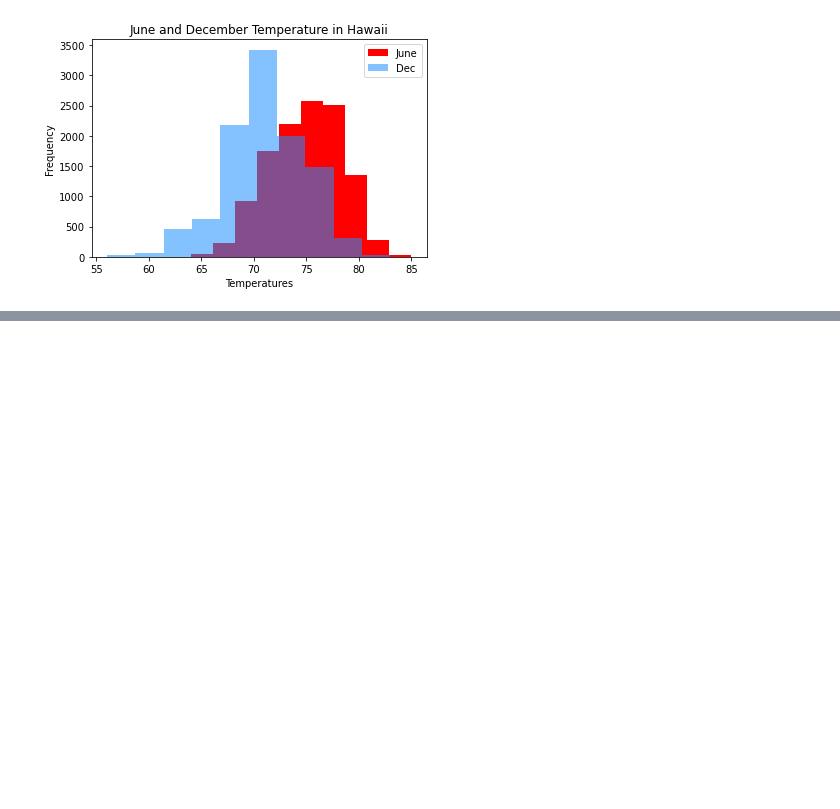
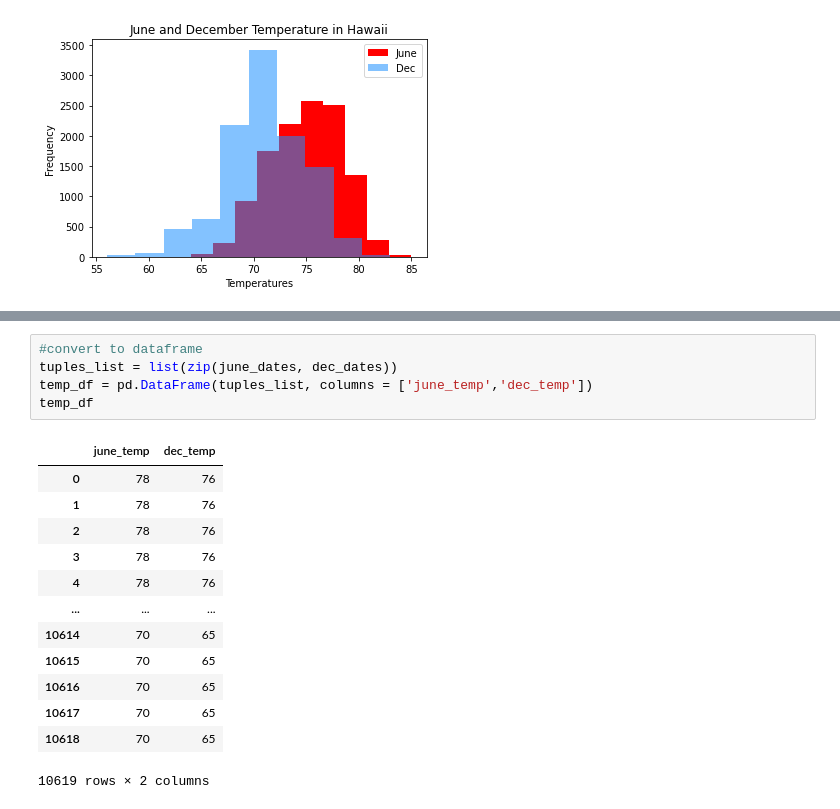
Before and after one commit to kylagelev/sqlalchemy-challenge, a Jupyter notebook: bonus/temp_analysis_1.ipynb, the cells around one changed output, grey strips where cells are left out. Saved outputs shown, nothing was run; the diff lists cells and outputs as text; blank space fills up the shorter version.

```diff
--- a/bonus/temp_analysis_1.ipynb
+++ b/bonus/temp_analysis_1.ipynb
@@ -192,0 +183,19 @@ Ttest_indResult(statistic=83.63788374807295, pvalue=0.0)
+# %%
+#convert to dataframe
+tuples_list = list(zip(june_dates, dec_dates))
+temp_df = pd.DataFrame(tuples_list, columns = ['june_temp','dec_temp'])
+temp_df
+# %% [output]
+|  | june_temp | dec_temp |
+| 0 | 78 | 76 |
+| 1 | 78 | 76 |
+| 2 | 78 | 76 |
+| 3 | 78 | 76 |
+| 4 | 78 | 76 |
+| ... | ... | ... |
+| 10614 | 70 | 65 |
+| 10615 | 70 | 65 |
+| 10616 | 70 | 65 |
+| 10617 | 70 | 65 |
+| 10618 | 70 | 65 |
+10619 rows × 2 columns
```
Also changed, not shown: parts of 7 cells of this notebook.
